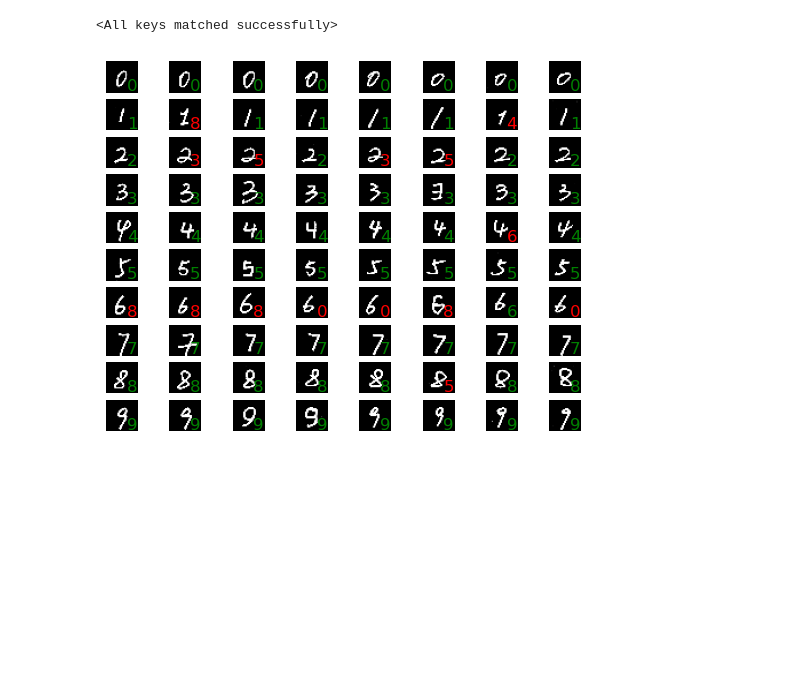
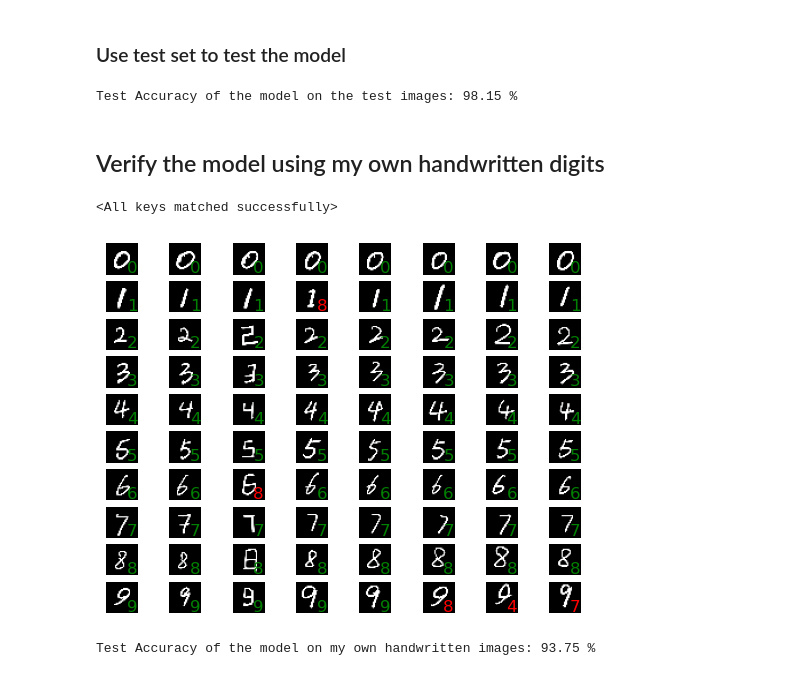
Before and after one commit to sparkcyf/SUSTech_EEE5015_Machine-Learning-and-Artificial-Intelligence, a Jupyter notebook: hw5/homework5.ipynb, the cells around one changed output. Cells and saved outputs as stored; diff of their text form; code cells hidden in the pictures; blank space fills up the shorter version.

```diff
--- a/hw5/homework5.ipynb
+++ b/hw5/homework5.ipynb
@@ -126,7 +138,7 @@ def train(model, trainset, testset, batch_size=64, epochs=10, learning_rate=0.01
 # %%
-# run the training using gpu
-# device = torch.device('cuda' if torch.cuda.is_available() else 'cpu')
-device = torch.device('cuda')
+# train the model
+device = torch.device('cuda' if torch.cuda.is_available() else 'cpu')
 model = LeNet5Sequential().to(device)
-train(model, trainset, testset, batch_size=256, epochs=100, learning_rate=0.1, device='cuda')
+testloader = torch.utils.data.DataLoader(testset, batch_size=256, shuffle=False)
+train(model, trainset, valset, batch_size=256, epochs=100, learning_rate=0.1, device='cuda')
 # %% [output]
@@ -150,2 +162,19 @@ Test Accuracy of the model on the 10000 test images: 98.92 %
+# %% [markdown]
+### Use test set to test the model
+# %%
+# test set accuracy
+model.to('cpu')
+model.eval()
+with torch.no_grad():
+    correct = 0
+    total = 0
+    for images, labels in testloader:
+        outputs = model(images)
+        _, predicted = torch.max(outputs.data, 1)
+        total += labels.size(0)
+        correct += (predicted == labels).sum().item()
+    print('Test Accuracy of the model on the test images: {} %'.format(100 * correct / total))
+# %% [output]
+Test Accuracy of the model on the test images: 98.15 %
 # %%
 # save model to file
@@ -153,34 +182,42 @@ torch.save(model.state_dict(), "model-98.92.pt")
+# %% [markdown]
+## Verify the model using my own handwritten digits
 # %%
 # load model from file
 model = LeNet5Sequential()
-model.load_state_dict(torch.load("model-98.92.pt"))
+model.load_state_dict(torch.load("model-256batch-98.15.pt"))
 # %% [output]
 <All keys matched successfully>
 # %%
 # load npy file
-handwrite_test_imgs = np.load('spark_handwrite_test.npy')
+handwrite_test_imgs = np.load('spark_handwrite_test3.npy')
 # %%
 # use the model to predict the handwrite images and plot the prediction results
 # put model in evaluation mode and to cpu
 model.to('cpu')
 model.eval()
+corrected_sample_count = 0
 with torch.no_grad():
     for i in range(handwrite_test_imgs.shape[0]):
         img = handwrite_test_imgs[i]
         img = torch.from_numpy(img).unsqueeze(0).unsqueeze(0).float()
         output = model(img)
         _, pred = torch.max(output, 1)
         plt.subplot(10, 8, i+1)
         # vertical space between subplots
         # plt.subplots_adjust(hspace=0)
         plt.imshow(handwrite_test_imgs[i], cmap='gray')
         # put the title to the bottom right corner inside the image, use white color
         # shift down the title a little bit
-
         if (int(pred.item()) != math.floor(i/8)):
             plt.title(pred.item(), loc='right', color='red', y=-0.2)
         else:
             plt.title(pred.item(), loc='right', color='green', y=-0.2)
+            corrected_sample_count += 1
         plt.axis('off')
 # %% [output]
-[figure, old version]
+[figure, new version]
+# %%
+# print the accuracy for my own hanwrite datasets
+print('Test Accuracy of the model on my own handwritten images: {} %'.format(100 * corrected_sample_count / handwrite_test_imgs.shape[0]))
+# %% [output]
+Test Accuracy of the model on my own handwritten images: 93.75 %
```
Also changed, not shown: parts of 10 cells of this notebook, 7 other files.
